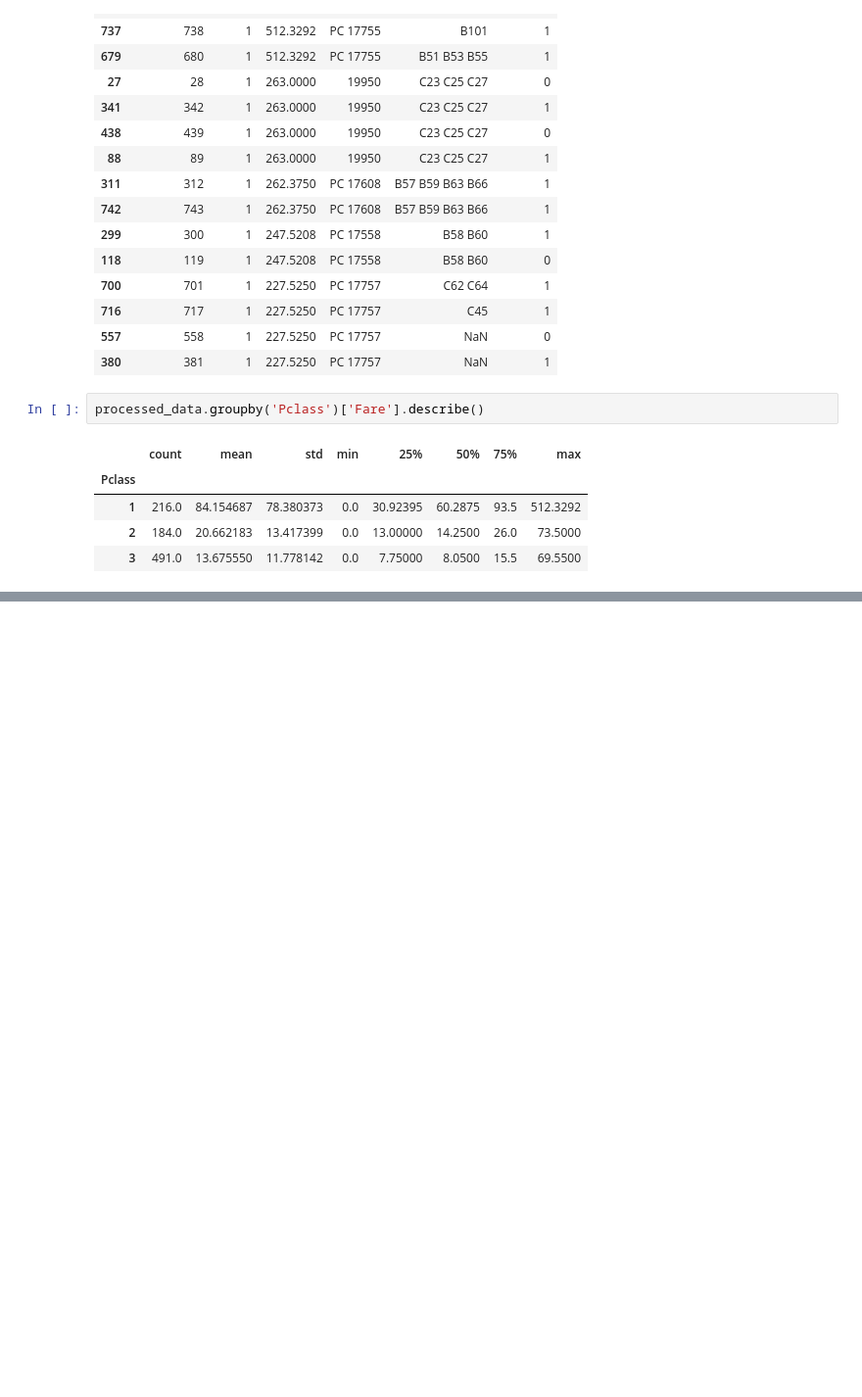
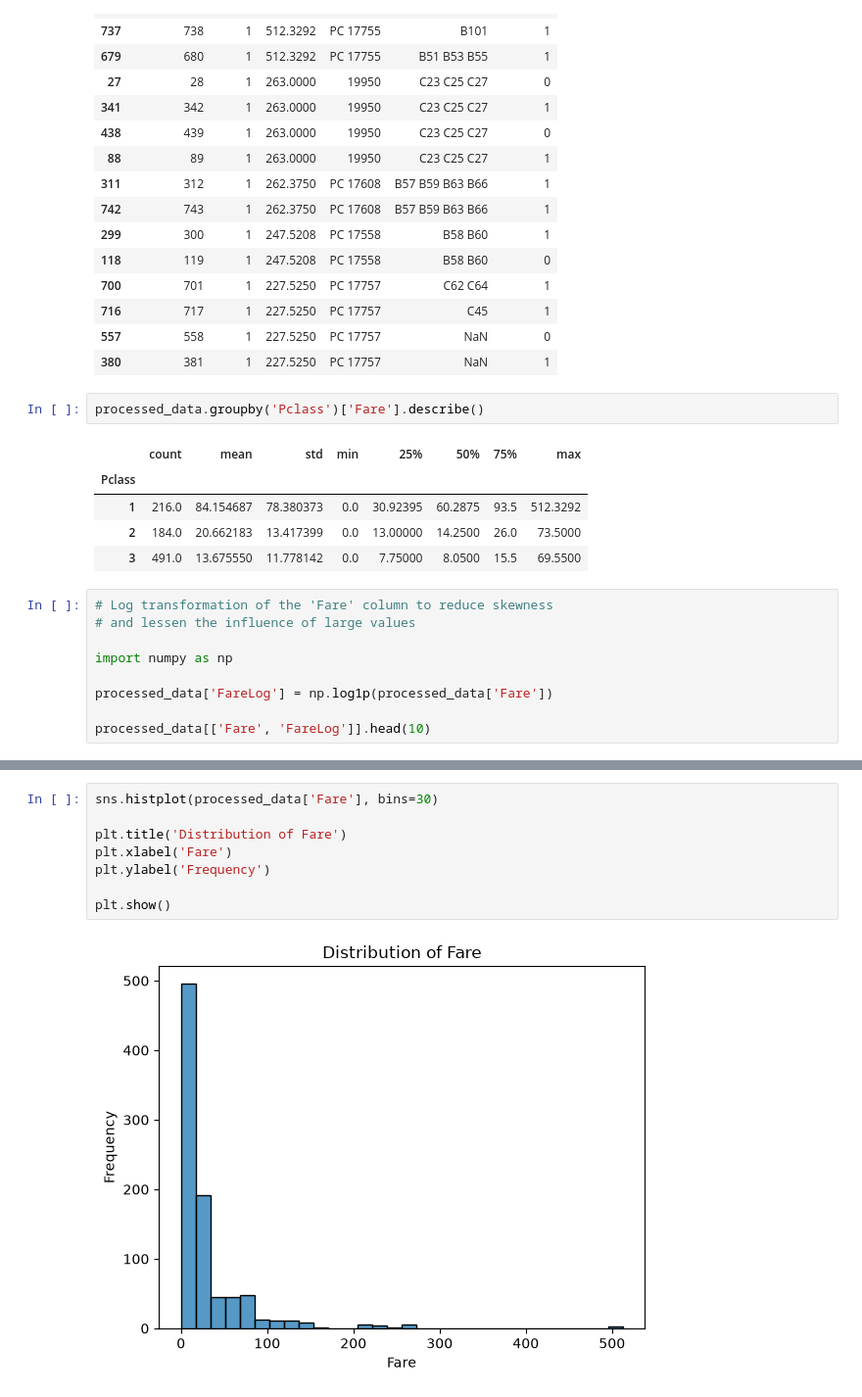
Before and after one commit to almamun252/ml-dl-learning, a Jupyter notebook: machine_learning/data_processing.ipynb, the cells around one changed output, grey strips where cells are left out. Shown at 98% size. Drawn from its saved outputs; the diff is of its cells as text; blank space fills up the shorter version.

```diff
--- a/machine_learning/data_processing.ipynb
+++ b/machine_learning/data_processing.ipynb
@@ -577,3 +577,12 @@ processed_data.groupby('Pclass')['Fare'].describe()
 | 1 | 216.0 | 84.154687 | 78.380373 | 0.0 | 30.92395 | 60.2875 | 93.5 | 512.3292 |
 | 2 | 184.0 | 20.662183 | 13.417399 | 0.0 | 13.00000 | 14.2500 | 26.0 | 73.5000 |
 | 3 | 491.0 | 13.675550 | 11.778142 | 0.0 | 7.75000 | 8.0500 | 15.5 | 69.5500 |
+# %%
+# Log transformation of the 'Fare' column to reduce skewness
+# and lessen the influence of large values
+
+import numpy as np
+
+processed_data['FareLog'] = np.log1p(processed_data['Fare'])
+
+processed_data[['Fare', 'FareLog']].head(10)
@@ -579,0 +626,10 @@ processed_data.groupby('Pclass')['Fare'].describe()
+# %%
+sns.histplot(processed_data['Fare'], bins=30)
+
+plt.title('Distribution of Fare')
+plt.xlabel('Fare')
+plt.ylabel('Frequency')
+
+plt.show()
+# %% [output]
+[figure, added]
```
Also changed, not shown: parts of 39 cells of this notebook.
